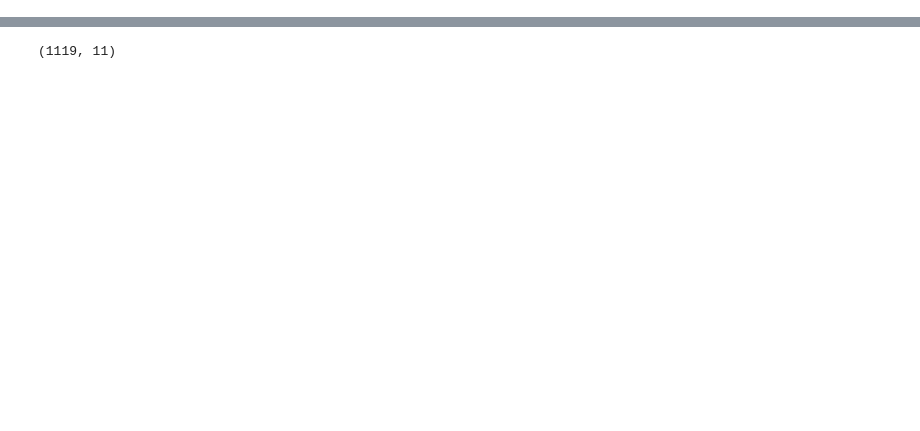
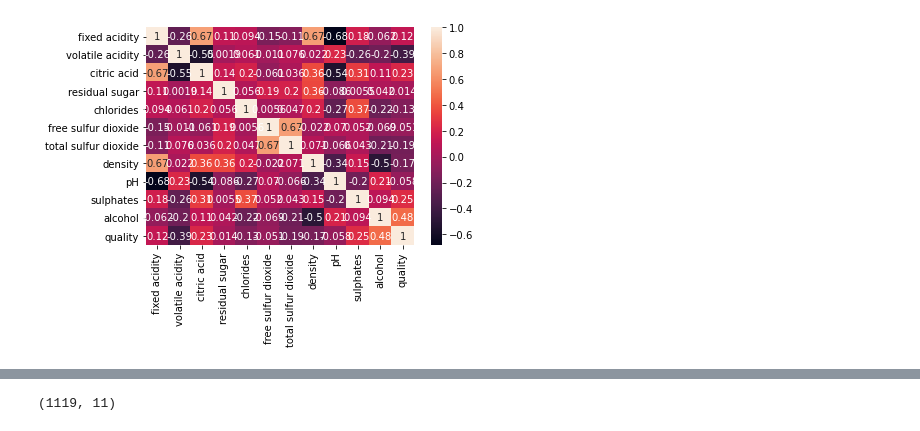
Before and after one commit to joanabento/Deep_learning_TP1, a Jupyter notebook: Untitled3.ipynb, the cells around one changed output, grey strips where cells are left out. Drawn from its saved outputs; the diff is of its cells as text; code cells hidden in the pictures; blank space fills up the shorter version.

```diff
--- a/Untitled3.ipynb
+++ b/Untitled3.ipynb
@@ -18,0 +18,6 @@ array([5, 6, 7, 4, 8, 3])
+# %%
+#Matrizes de Correlação
+#Os atributos q têm alta correlação com a qualidade são bons
+#Um atributo que tenham alta correlação com outro atributo podemos dar drop
+corrMatrix = df_red.corr()
+print(corrMatrix)
@@ -18,0 +42,5 @@ array([5, 6, 7, 4, 8, 3])
+# %%
+sn.heatmap(corrMatrix, annot=True)
+plt.show()
+# %% [output]
+[figure, added]
```
Also changed, not shown: parts of 26 cells of this notebook, 1 other file.
